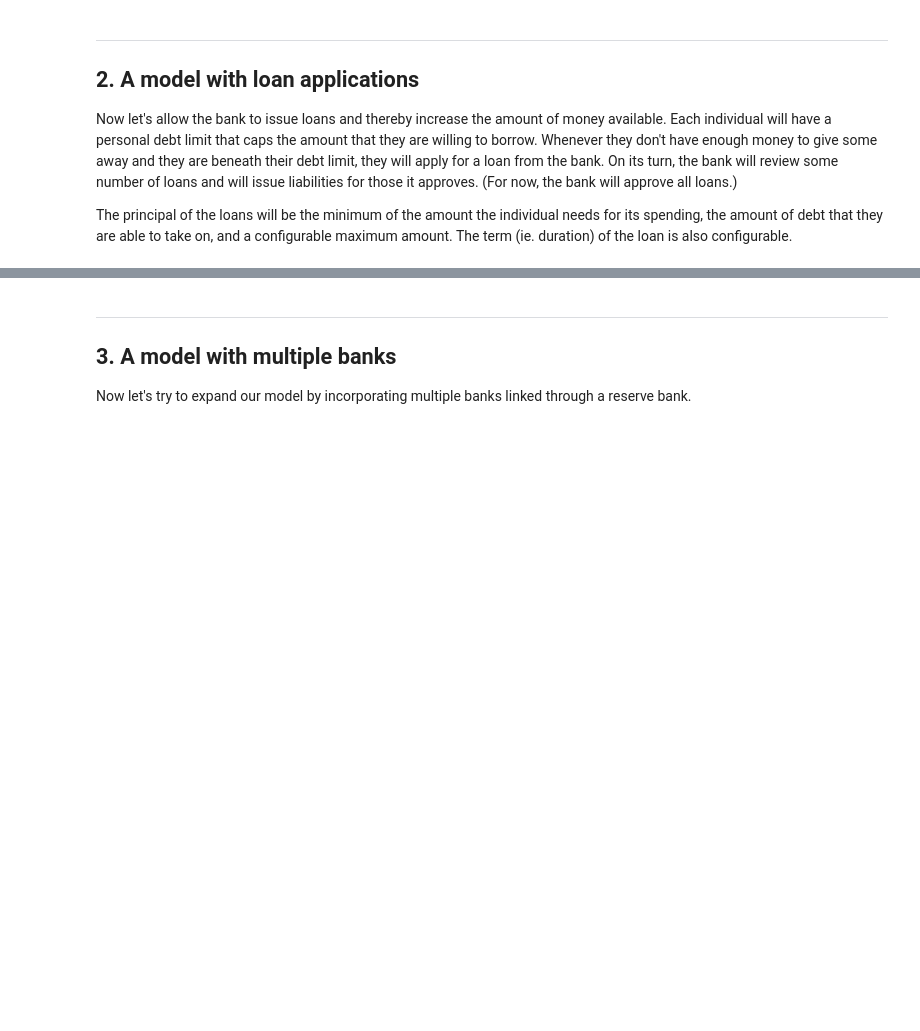
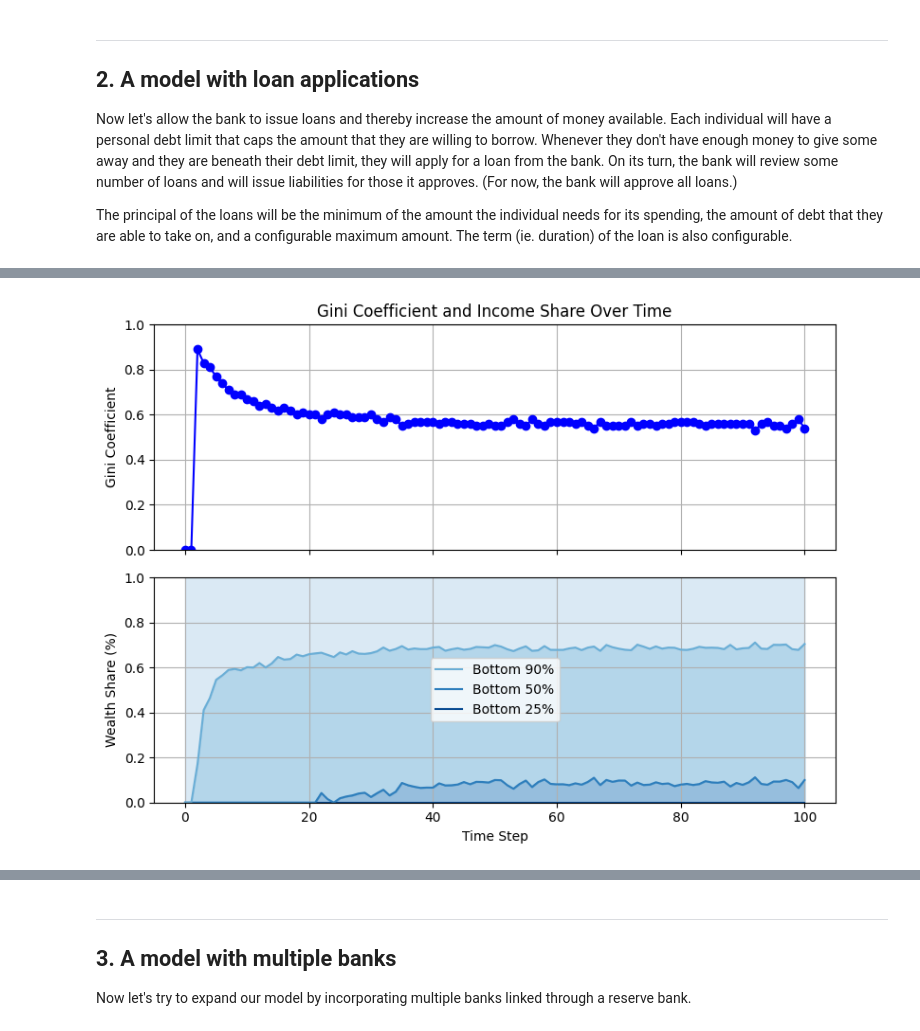
Before and after one commit to fillstaley/econolab, a Jupyter notebook: models/boltzmann-banking/boltzmann-banking.ipynb, the cells around one changed output, grey strips where cells are left out. Cells and saved outputs as stored; diff of their text form; code cells hidden in the pictures; blank space fills up the shorter version.

```diff
--- a/models/boltzmann-banking/boltzmann-banking.ipynb
+++ b/models/boltzmann-banking/boltzmann-banking.ipynb
@@ -116,0 +117,4 @@ plot.individual_wealth_distribution(loans_model)
+# %%
+plot.individual_income_inequality(loans_model)
+# %% [output]
+[figure, added]
```
Also changed, not shown: parts of 14 cells of this notebook, 2 other files.
